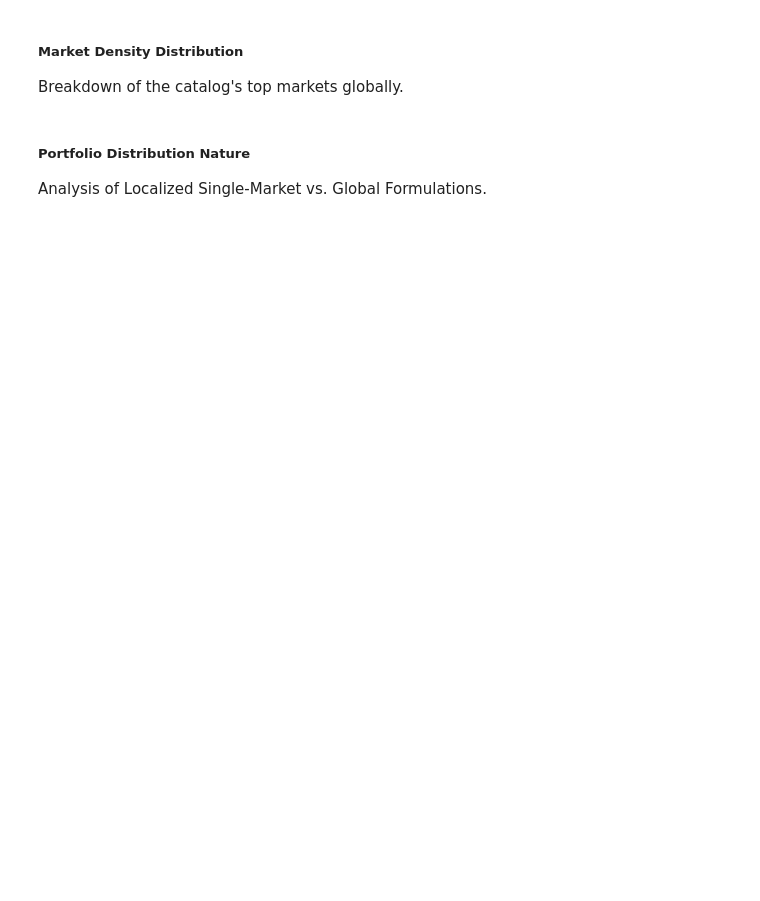
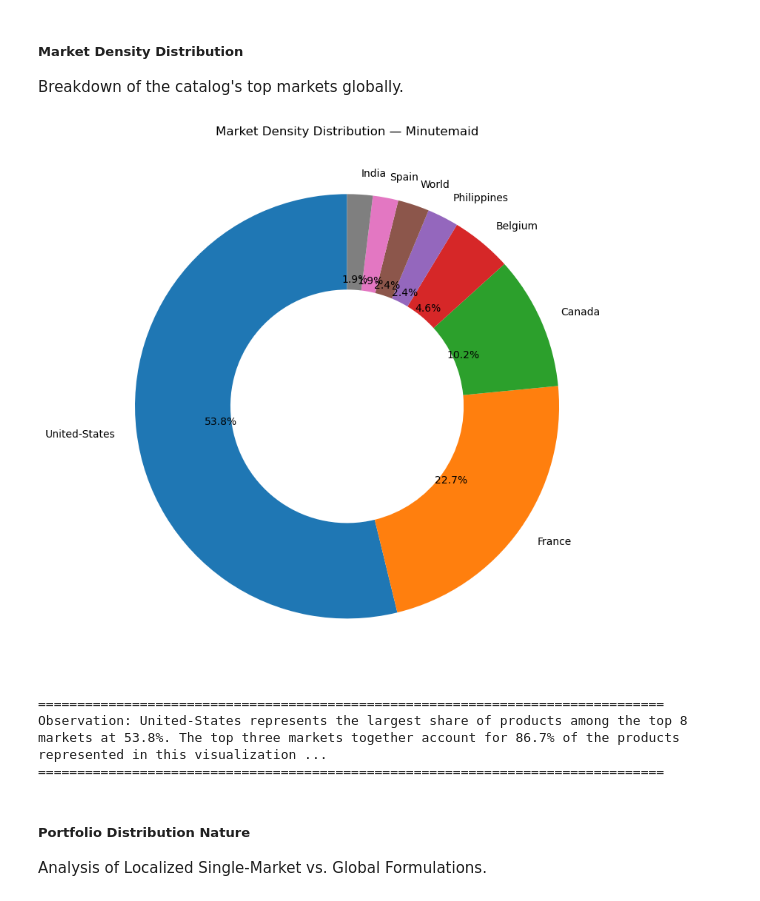
Before and after one commit to Codon-s/cpg-product-intelligence, a Jupyter notebook: report.ipynb, the cells around one changed output. Cells and saved outputs as stored; diff of their text form; code cells hidden in the pictures; blank space fills up the shorter version.

```diff
--- a/report.ipynb
+++ b/report.ipynb
@@ -1330,3 +1498,13 @@ Breakdown of the catalog's top markets globally.
+# %%
+plot_market_density(
+    country_df,
+    brand_name
+)
+# %% [output]
+[figure, added]
+================================================================================
+Observation: United-States represents the largest share of products among the top 8 markets at 53.8%. The top three markets together account for 86.7% of the products represented in this visualization ...
+================================================================================
 # %% [markdown]
 ##### Portfolio Distribution Nature
 Analysis of Localized Single-Market vs. Global Formulations.
```
Also changed, not shown: parts of 20 cells of this notebook.
